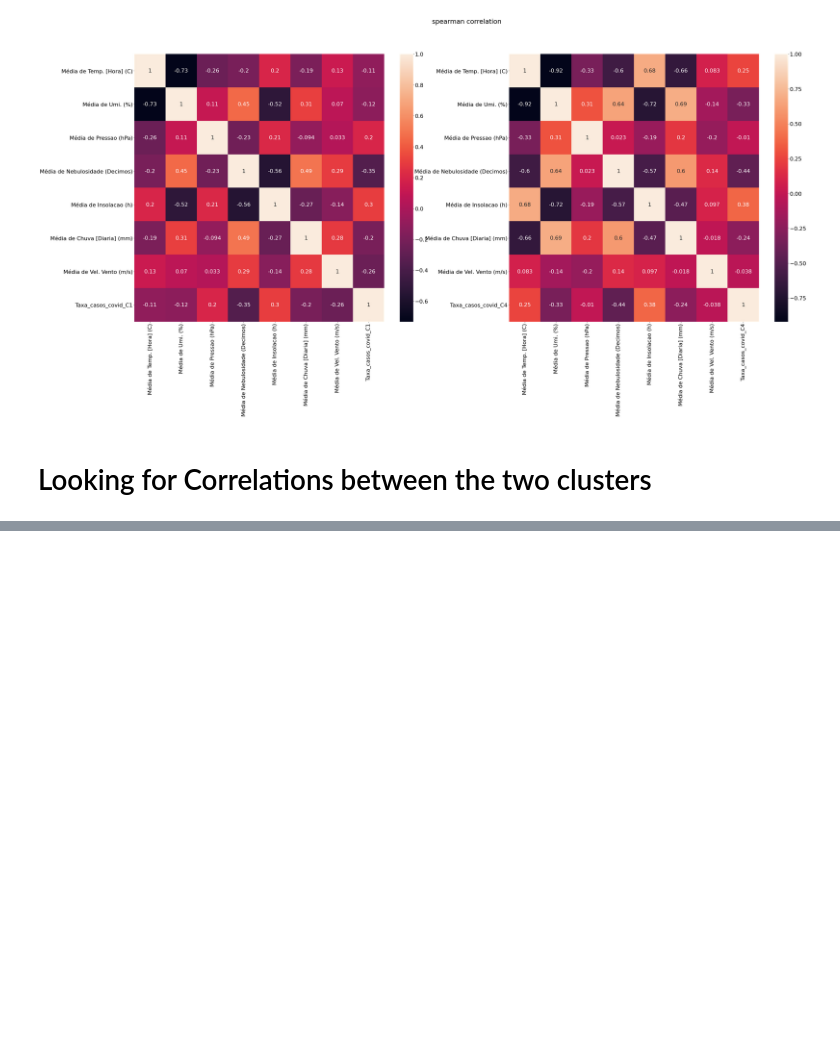
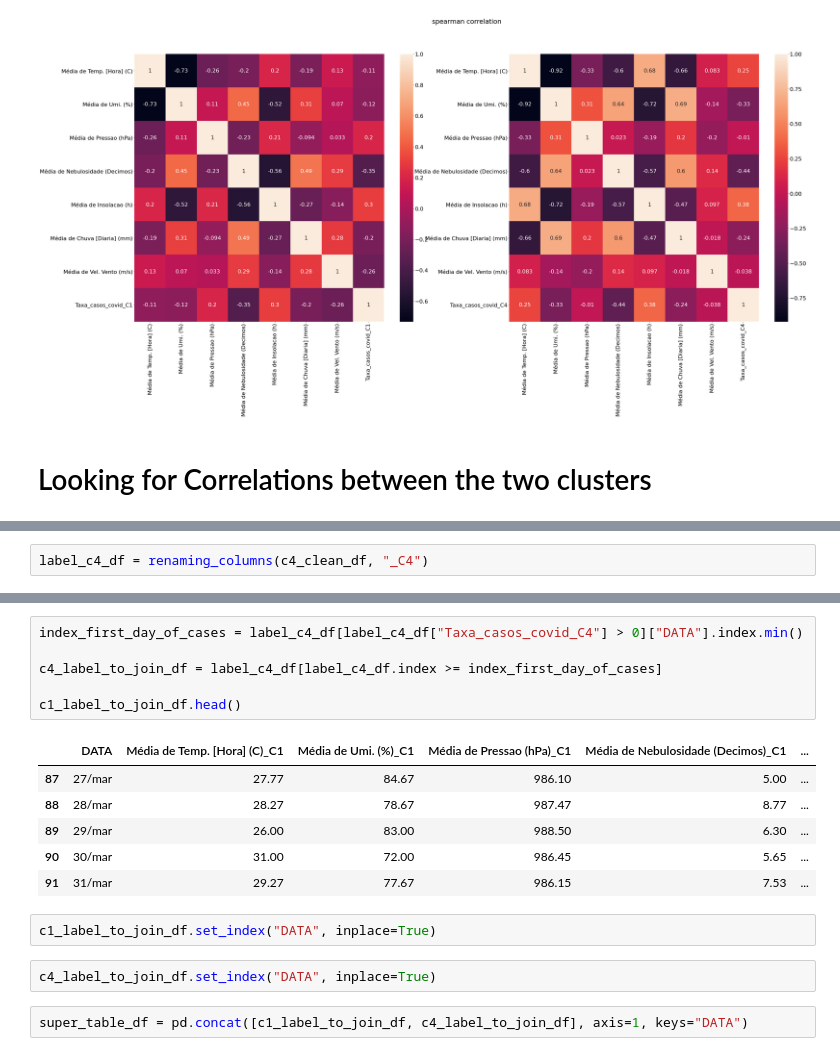
Before and after one commit to arturossouza/UNISINOS-Colabs, a Jupyter notebook: Métodos_Matemáticos_Trabalho_Final.ipynb, the cells around one changed output, grey strips where cells are left out. Cells and saved outputs as stored; diff of their text form; blank space fills up the shorter version.

```diff
--- a/Métodos_Matemáticos_Trabalho_Final.ipynb
+++ b/Métodos_Matemáticos_Trabalho_Final.ipynb
@@ -162,0 +192,2 @@ plot_df_correlation(c1_to_corr_df, c4_to_corr_df, "spearman")
+# %%
+label_c4_df = renaming_columns(c4_clean_df, "_C4")
@@ -162,0 +223,19 @@ plot_df_correlation(c1_to_corr_df, c4_to_corr_df, "spearman")
+# %%
+index_first_day_of_cases = label_c4_df[label_c4_df["Taxa_casos_covid_C4"] > 0]["DATA"].index.min()
+
+c4_label_to_join_df = label_c4_df[label_c4_df.index >= index_first_day_of_cases]
+
+c1_label_to_join_df.head()
+# %% [output]
+|  | DATA | Média de Temp. [Hora] (C)_C1 | Média de Umi. (%)_C1 | Média de Pressao (hPa)_C1 | Média de Nebulosidade (Decimos)_C1 | ... |
+| 87 | 27/mar | 27.77 | 84.67 | 986.10 | 5.00 | ... |
+| 88 | 28/mar | 28.27 | 78.67 | 987.47 | 8.77 | ... |
+| 89 | 29/mar | 26.00 | 83.00 | 988.50 | 6.30 | ... |
+| 90 | 30/mar | 31.00 | 72.00 | 986.45 | 5.65 | ... |
+| 91 | 31/mar | 29.27 | 77.67 | 986.15 | 7.53 | ... |
+# %%
+c1_label_to_join_df.set_index("DATA", inplace=True)
+# %%
+c4_label_to_join_df.set_index("DATA", inplace=True)
+# %%
+super_table_df = pd.concat([c1_label_to_join_df, c4_label_to_join_df], axis=1, keys="DATA")
```
Also changed, not shown: parts of 9 cells of this notebook.
